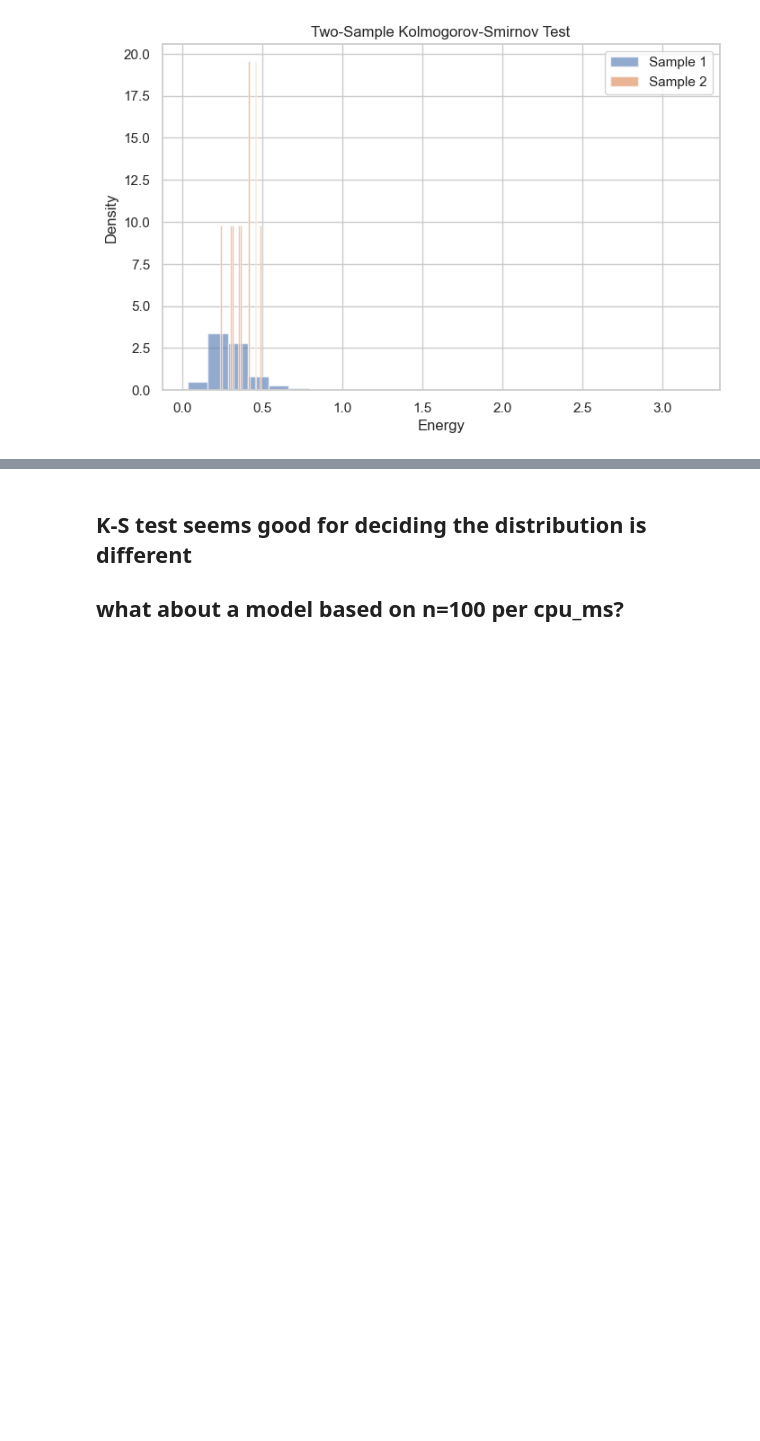
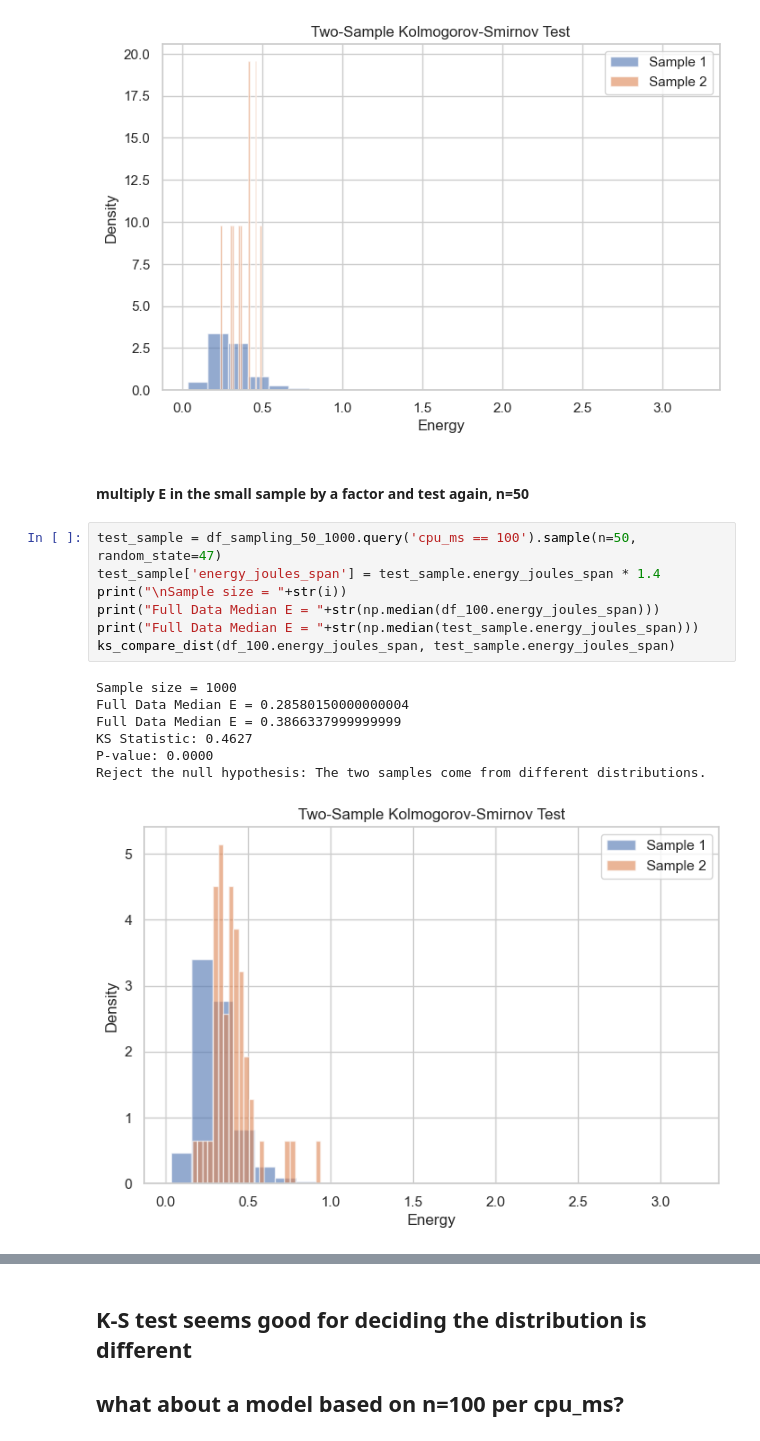
Before and after one commit to tedscott/SideProjects, a Jupyter notebook: E2EGHG/AccuracyModelingProcess.ipynb, the cells around one changed output, grey strips where cells are left out. Saved outputs shown, nothing was run; the diff lists cells and outputs as text; blank space fills up the shorter version.

Commit message:
updated plots?

```diff
--- a/E2EGHG/AccuracyModelingProcess.ipynb
+++ b/E2EGHG/AccuracyModelingProcess.ipynb
@@ -653,3 +653,20 @@ KS Statistic: 0.4645
 P-value: 0.0172
 Reject the null hypothesis: The two samples come from different distributions.
 [figure]
+# %% [markdown]
+#### multiply E in the small sample by a factor and test again, n=50
+# %%
+test_sample = df_sampling_50_1000.query('cpu_ms == 100').sample(n=50, random_state=47)
+test_sample['energy_joules_span'] = test_sample.energy_joules_span * 1.4
+print("\nSample size = "+str(i))
+print("Full Data Median E = "+str(np.median(df_100.energy_joules_span)))
+print("Full Data Median E = "+str(np.median(test_sample.energy_joules_span)))
+ks_compare_dist(df_100.energy_joules_span, test_sample.energy_joules_span)
+# %% [output]
+Sample size = 1000
+Full Data Median E = 0.28580150000000004
+Full Data Median E = 0.3866337999999999
+KS Statistic: 0.4627
+P-value: 0.0000
+Reject the null hypothesis: The two samples come from different distributions.
+[figure, added]
```
Also changed, not shown: parts of 78 cells of this notebook.
